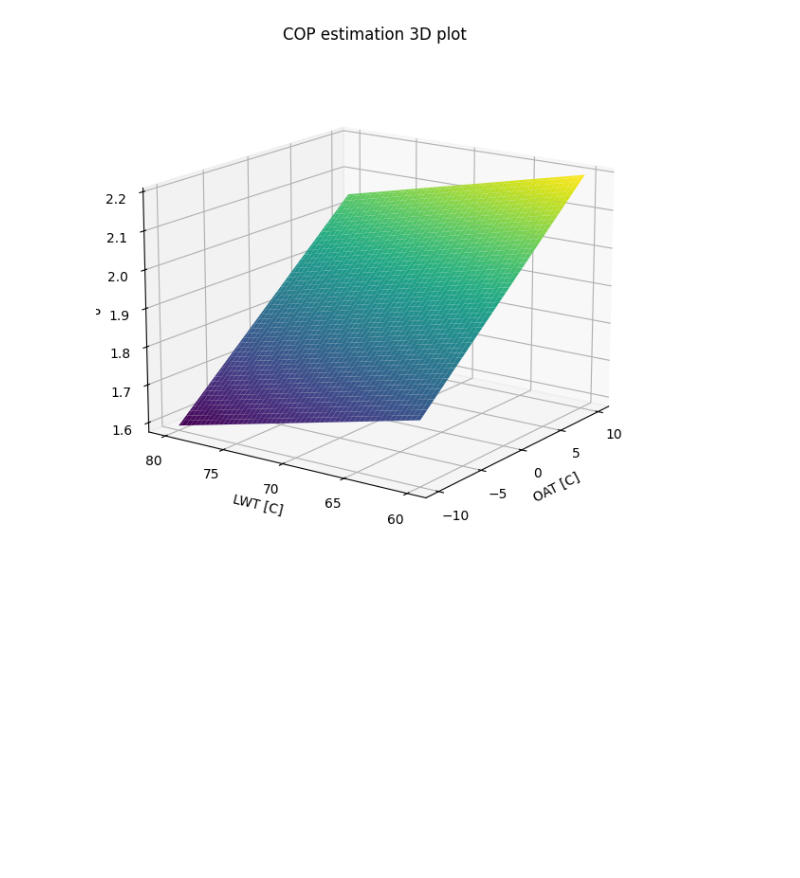
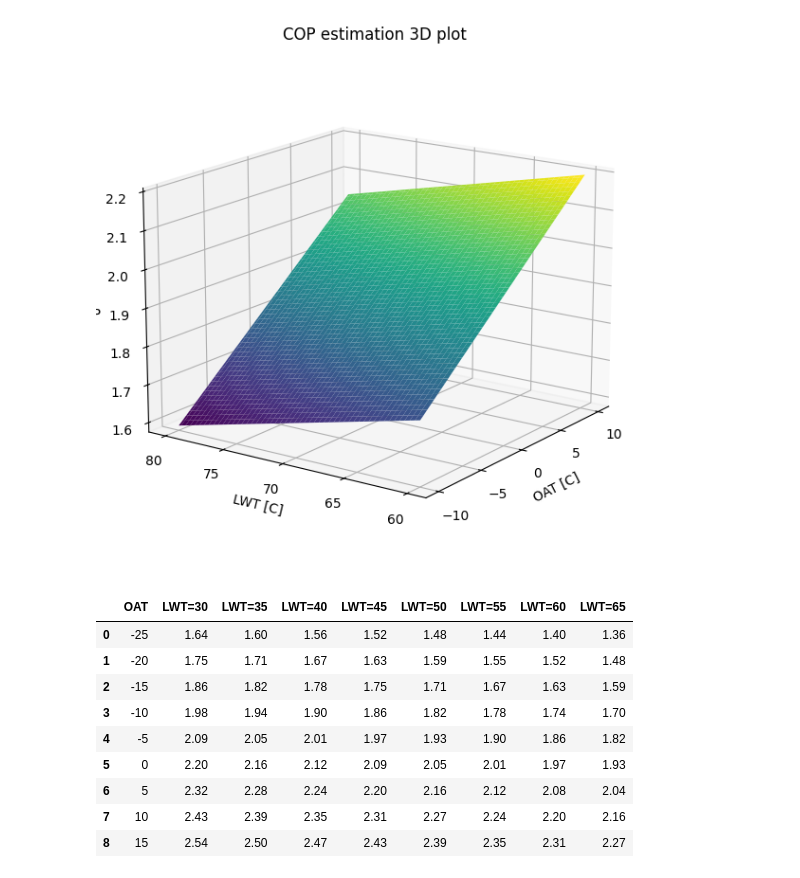
Before and after one commit to thegridelectric/gridworks-journalkeeper, a Jupyter notebook: src/gjk/data_processing/estimating_COP.ipynb, the cells around one changed output. Saved outputs shown, nothing was run; the diff lists cells and outputs as text; code cells hidden in the pictures; blank space fills up the shorter version.

```diff
--- a/src/gjk/data_processing/estimating_COP.ipynb
+++ b/src/gjk/data_processing/estimating_COP.ipynb
@@ -415,3 +464,19 @@ plt.tight_layout()
 plt.show()
 # %% [output]
 [figure]
+# %%
+df = pd.DataFrame({'OAT':list(range(-25,20,5))})
+for lwt in range(30,70,5):
+    df[f'LWT={lwt}'] = [round(COP(x,lwt),2) for x in range(-25,20,5)]
+display(df)
+# %% [output]
+|  | OAT | LWT=30 | LWT=35 | LWT=40 | LWT=45 | LWT=50 | LWT=55 | LWT=60 | LWT=65 |
+| 0 | -25 | 1.64 | 1.60 | 1.56 | 1.52 | 1.48 | 1.44 | 1.40 | 1.36 |
+| 1 | -20 | 1.75 | 1.71 | 1.67 | 1.63 | 1.59 | 1.55 | 1.52 | 1.48 |
+| 2 | -15 | 1.86 | 1.82 | 1.78 | 1.75 | 1.71 | 1.67 | 1.63 | 1.59 |
+| 3 | -10 | 1.98 | 1.94 | 1.90 | 1.86 | 1.82 | 1.78 | 1.74 | 1.70 |
+| 4 | -5 | 2.09 | 2.05 | 2.01 | 1.97 | 1.93 | 1.90 | 1.86 | 1.82 |
+| 5 | 0 | 2.20 | 2.16 | 2.12 | 2.09 | 2.05 | 2.01 | 1.97 | 1.93 |
+| 6 | 5 | 2.32 | 2.28 | 2.24 | 2.20 | 2.16 | 2.12 | 2.08 | 2.04 |
+| 7 | 10 | 2.43 | 2.39 | 2.35 | 2.31 | 2.27 | 2.24 | 2.20 | 2.16 |
+| 8 | 15 | 2.54 | 2.50 | 2.47 | 2.43 | 2.39 | 2.35 | 2.31 | 2.27 |
```
Also changed, not shown: parts of 10 cells of this notebook.
